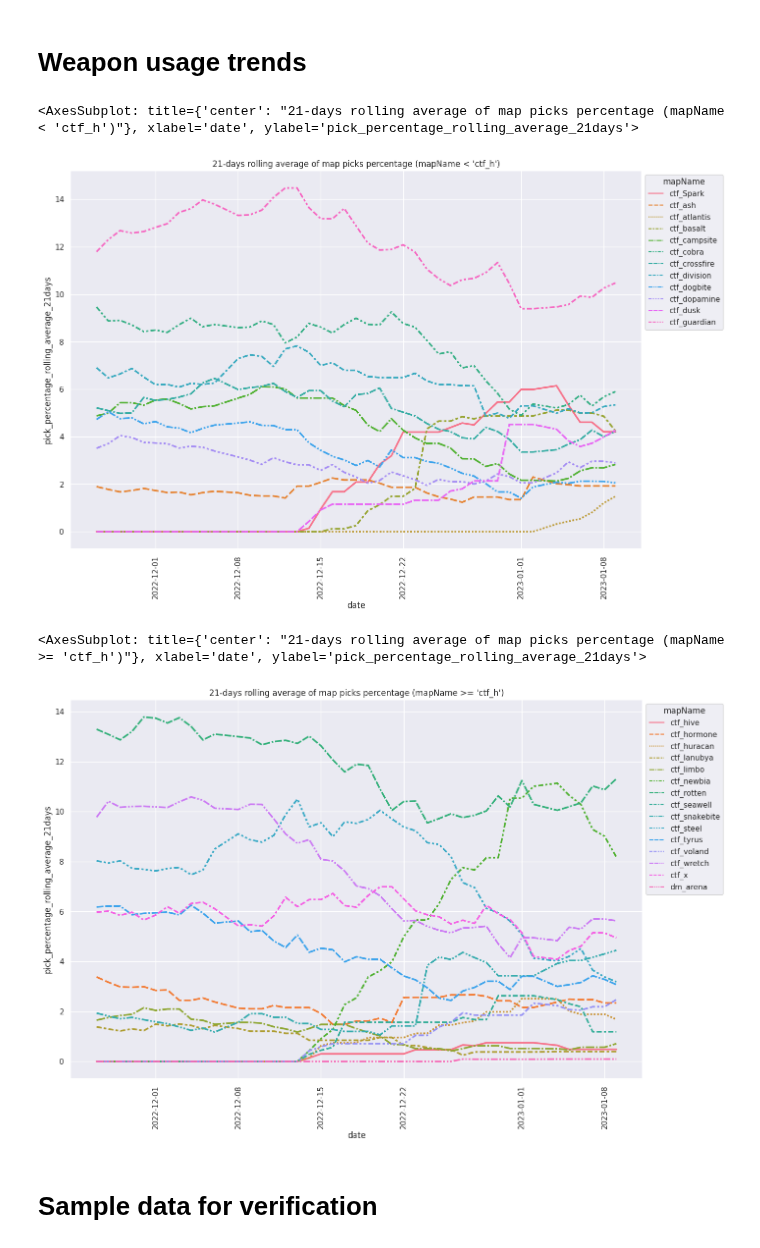
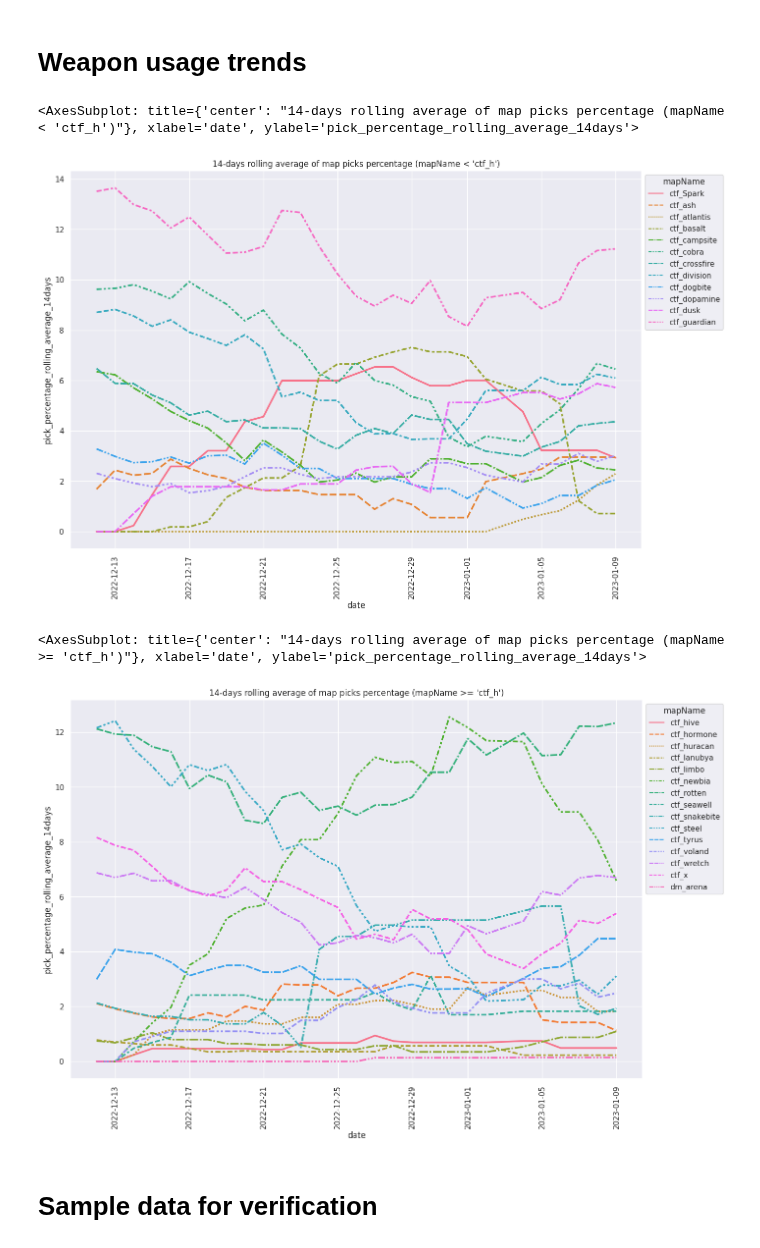
Before and after one commit to s2vndl/s2_1st_tournament_stats, a Jupyter notebook: stats_maps_trends.ipynb, the cells around one changed output. Cells and saved outputs as stored; diff of their text form; code cells hidden in the pictures.

Commit message:
reduce maps trends charts to 40 days total

```diff
--- a/stats_maps_trends.ipynb
+++ b/stats_maps_trends.ipynb
@@ -6,7 +6,7 @@ from s2_analytics import sqlite_import
 
 con, cur = sqlite_import.import_games(logs_dir="logs_ranked/",
                                       sqlite_path="/tmp/s2_ranked.sql",
-                                      period_days=60)
+                                      period_days=40)
 
 # calculate counts if kills for each date and weapon including rows with 0 values
 cur.execute("""
@@ -78,18 +78,18 @@ def rolling_average_map_pick(condition, days):
 
     return generate_rolling_average_plot(result9, days)
 
-rolling_average_map_pick("mapName < 'ctf_h'", 21)[0]
+rolling_average_map_pick("mapName < 'ctf_h'", 14)[0]
 # %% [output]
-<AxesSubplot: title={'center': "21-days rolling average of map picks percentage (mapName < 'ctf_h')"}, xlabel='date', ylabel='pick_percentage_rolling_average_21days'>
+<AxesSubplot: title={'center': "14-days rolling average of map picks percentage (mapName < 'ctf_h')"}, xlabel='date', ylabel='pick_percentage_rolling_average_14days'>
-[figure, old version]
+[figure, new version]
 # %%
-plt, _ = rolling_average_map_pick("mapName >= 'ctf_h'", 21)
+plt, _ = rolling_average_map_pick("mapName >= 'ctf_h'", 14)
 plt
 
 # yeah apparently someone managed to play ctf on dm_arena in game 1672178428906
 # %% [output]
-<AxesSubplot: title={'center': "21-days rolling average of map picks percentage (mapName >= 'ctf_h')"}, xlabel='date', ylabel='pick_percentage_rolling_average_21days'>
+<AxesSubplot: title={'center': "14-days rolling average of map picks percentage (mapName >= 'ctf_h')"}, xlabel='date', ylabel='pick_percentage_rolling_average_14days'>
-[figure, old version]
+[figure, new version]
 # %% [markdown]
 # Sample data for verification
 # %%
```
Also changed, not shown: parts of 3 cells of this notebook.
